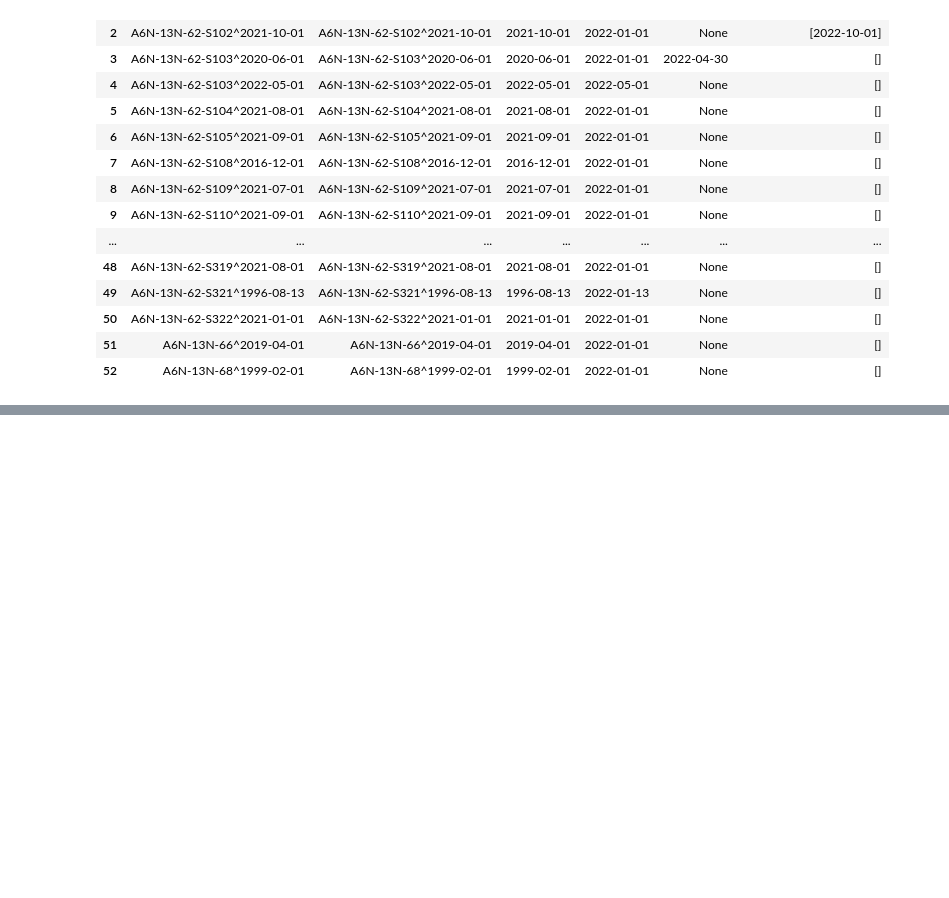
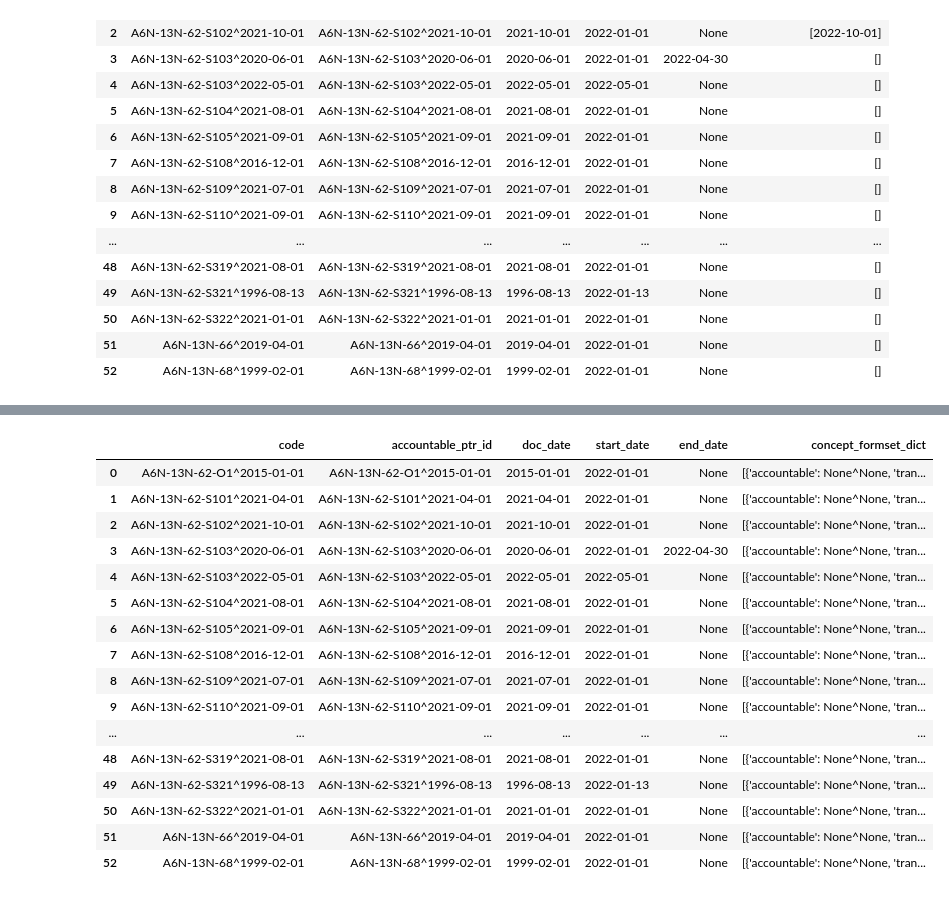
Before and after one commit to lcorkidi/adin_2022, a Jupyter notebook: scripts/Accountable Concepts-Copy1.ipynb, the cells around one changed output, grey strips where cells are left out. Drawn from its saved outputs; the diff is of its cells as text; code cells hidden in the pictures; blank space fills up the shorter version.

```diff
--- a/scripts/Accountable Concepts-Copy1.ipynb
+++ b/scripts/Accountable Concepts-Copy1.ipynb
@@ -253,5 +253,26 @@ pending_concept_date_values_df
 | 52 | A6N-13N-68^1999-02-01 | A6N-13N-68^1999-02-01 | 1999-02-01 | 2022-01-01 | None | {2022-01-01: 2600000, 2022-02-01:... |
 # %%
 pending_concept_date_values_df.to_csv(join(BASE_DIR, f'_files/pending_concept_date_values_df.csv'), float_format='%.0f', na_rep=None, index=False)
+# %%
+tt=Accountable_Transaction_Type.objects.all()[0]
 # %%
-date_values_df.to_csv(join(BASE_DIR, f'_files/date_values_df.csv'), float_format='%.0f', na_rep=None, index=False)
+concept_formset_dict_df=objs_df.assign(concept_formset_dict=objs_df.apply(lambda x: cls.objects.get(pk=x.code).concept_formset_dict(tt), axis=1))
+concept_formset_dict_df
+# %% [output]
+|  | code | accountable_ptr_id | doc_date | start_date | end_date | concept_formset_dict |
+| 0 | A6N-13N-62-O1^2015-01-01 | A6N-13N-62-O1^2015-01-01 | 2015-01-01 | 2022-01-01 | None | [{'accountable': None^None, 'tran... |
+| 1 | A6N-13N-62-S101^2021-04-01 | A6N-13N-62-S101^2021-04-01 | 2021-04-01 | 2022-01-01 | None | [{'accountable': None^None, 'tran... |
+| 2 | A6N-13N-62-S102^2021-10-01 | A6N-13N-62-S102^2021-10-01 | 2021-10-01 | 2022-01-01 | None | [{'accountable': None^None, 'tran... |
+| 3 | A6N-13N-62-S103^2020-06-01 | A6N-13N-62-S103^2020-06-01 | 2020-06-01 | 2022-01-01 | 2022-04-30 | [{'accountable': None^None, 'tran... |
+| 4 | A6N-13N-62-S103^2022-05-01 | A6N-13N-62-S103^2022-05-01 | 2022-05-01 | 2022-05-01 | None | [{'accountable': None^None, 'tran... |
+| 5 | A6N-13N-62-S104^2021-08-01 | A6N-13N-62-S104^2021-08-01 | 2021-08-01 | 2022-01-01 | None | [{'accountable': None^None, 'tran... |
+| 6 | A6N-13N-62-S105^2021-09-01 | A6N-13N-62-S105^2021-09-01 | 2021-09-01 | 2022-01-01 | None | [{'accountable': None^None, 'tran... |
+| 7 | A6N-13N-62-S108^2016-12-01 | A6N-13N-62-S108^2016-12-01 | 2016-12-01 | 2022-01-01 | None | [{'accountable': None^None, 'tran... |
+| 8 | A6N-13N-62-S109^2021-07-01 | A6N-13N-62-S109^2021-07-01 | 2021-07-01 | 2022-01-01 | None | [{'accountable': None^None, 'tran... |
+| 9 | A6N-13N-62-S110^2021-09-01 | A6N-13N-62-S110^2021-09-01 | 2021-09-01 | 2022-01-01 | None | [{'accountable': None^None, 'tran... |
+| ... | ... | ... | ... | ... | ... | ... |
+| 48 | A6N-13N-62-S319^2021-08-01 | A6N-13N-62-S319^2021-08-01 | 2021-08-01 | 2022-01-01 | None | [{'accountable': None^None, 'tran... |
+| 49 | A6N-13N-62-S321^1996-08-13 | A6N-13N-62-S321^1996-08-13 | 1996-08-13 | 2022-01-13 | None | [{'accountable': None^None, 'tran... |
+| 50 | A6N-13N-62-S322^2021-01-01 | A6N-13N-62-S322^2021-01-01 | 2021-01-01 | 2022-01-01 | None | [{'accountable': None^None, 'tran... |
+| 51 | A6N-13N-66^2019-04-01 | A6N-13N-66^2019-04-01 | 2019-04-01 | 2022-01-01 | None | [{'accountable': None^None, 'tran... |
+| 52 | A6N-13N-68^1999-02-01 | A6N-13N-68^1999-02-01 | 1999-02-01 | 2022-01-01 | None | [{'accountable': None^None, 'tran... |
```
Also changed, not shown: parts of 6 cells of this notebook, 5 other files.
